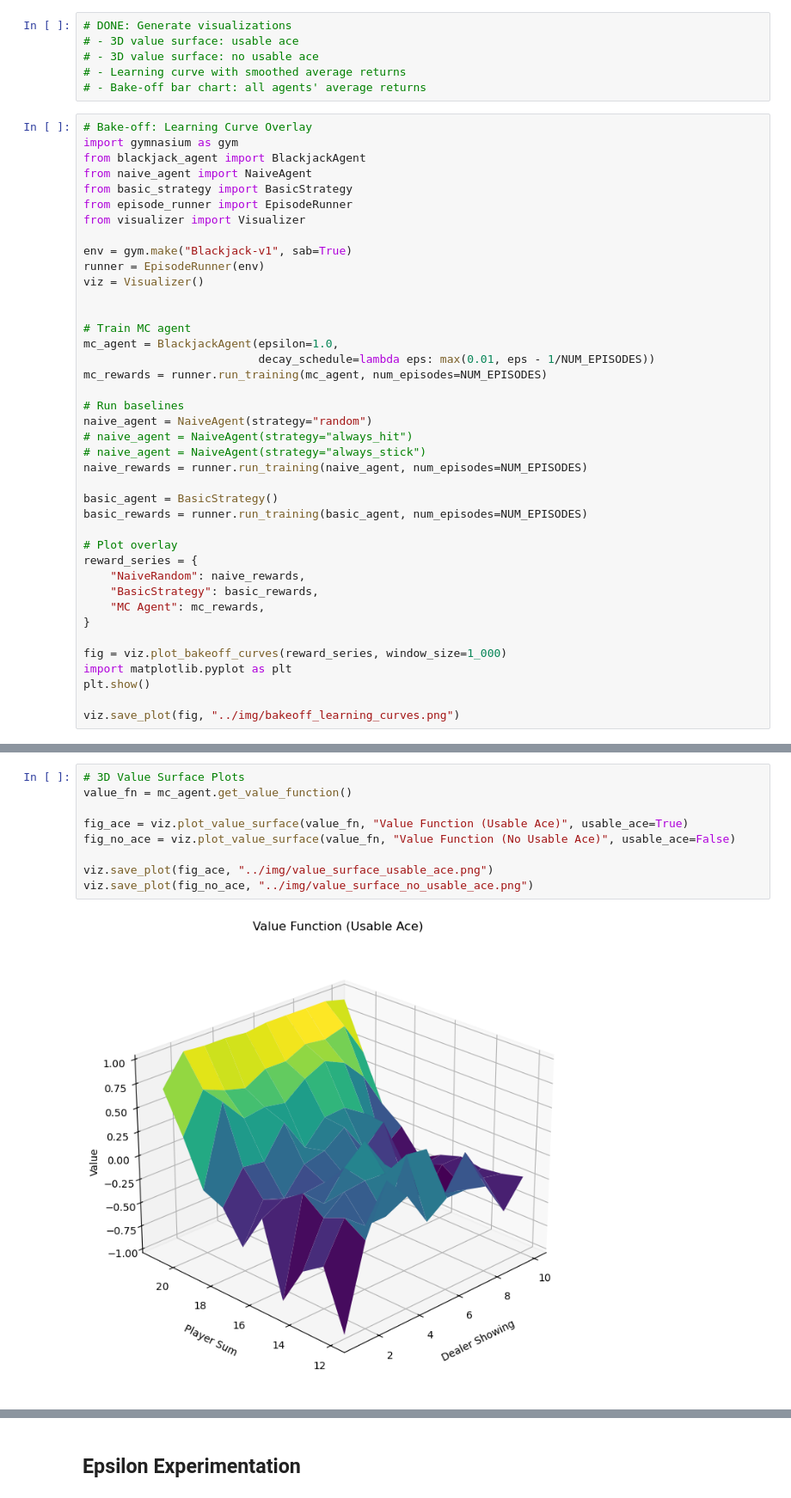
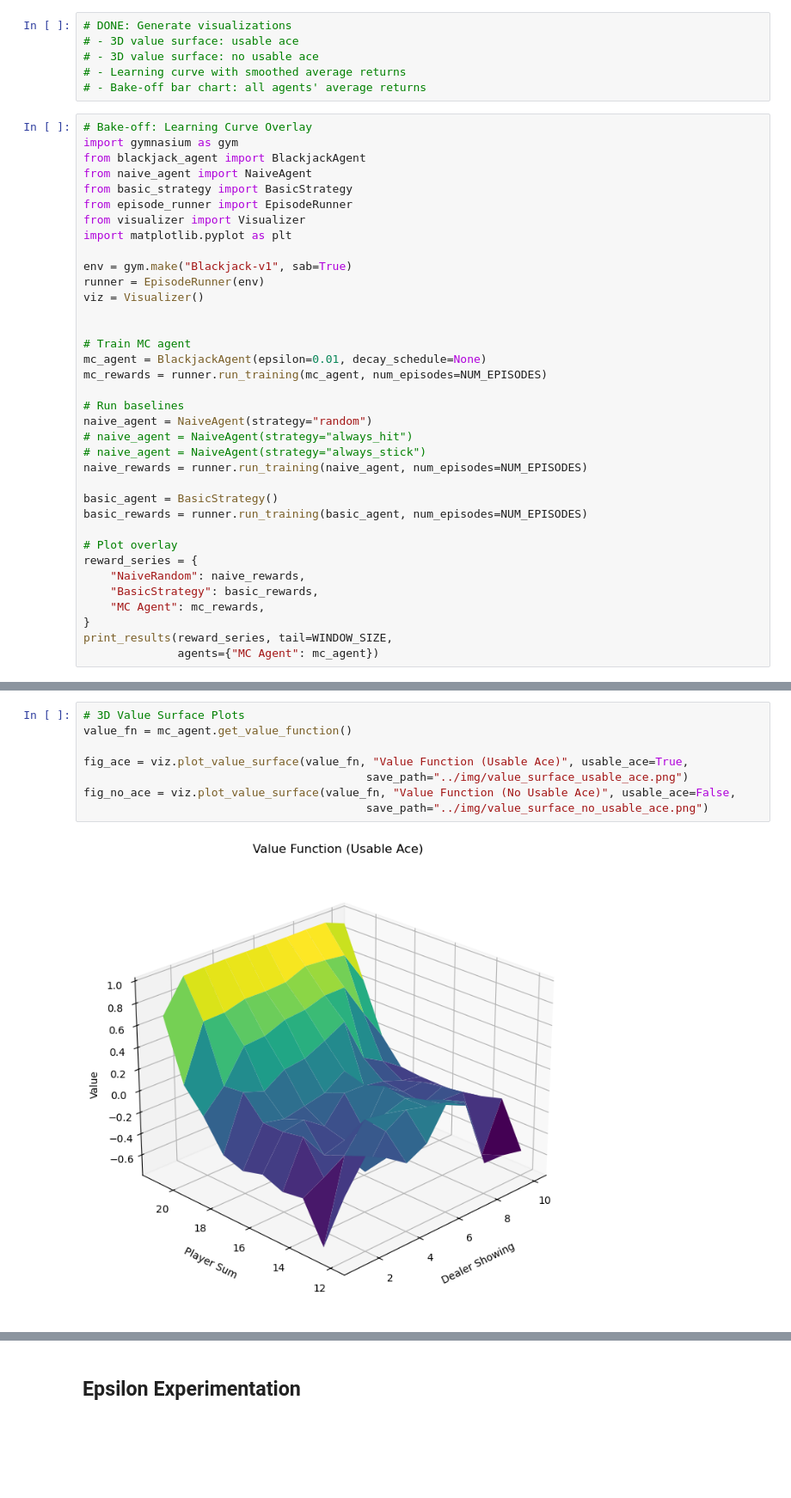
Before and after one commit to craig-rudman/MSDS684, a Jupyter notebook: W3/notebooks/development.ipynb, the cells around one changed output, grey strips where cells are left out. Shown at 86% size. Cells and saved outputs as stored; diff of their text form; blank space fills up the shorter version.

```diff
--- a/W3/notebooks/development.ipynb
+++ b/W3/notebooks/development.ipynb
@@ -314,6 +349,7 @@ from naive_agent import NaiveAgent
 from basic_strategy import BasicStrategy
 from episode_runner import EpisodeRunner
 from visualizer import Visualizer
+import matplotlib.pyplot as plt
 
 env = gym.make("Blackjack-v1", sab=True)
 runner = EpisodeRunner(env)
@@ -321,8 +357,7 @@ viz = Visualizer()
 
 
 # Train MC agent
-mc_agent = BlackjackAgent(epsilon=1.0,
-                          decay_schedule=lambda eps: max(0.01, eps - 1/NUM_EPISODES))
+mc_agent = BlackjackAgent(epsilon=0.01, decay_schedule=None)
 mc_rewards = runner.run_training(mc_agent, num_episodes=NUM_EPISODES)
 
 # Run baselines
@@ -340,10 +375,6 @@ reward_series = {
     "BasicStrategy": basic_rewards,
     "MC Agent": mc_rewards,
 }
-
-fig = viz.plot_bakeoff_curves(reward_series, window_size=1_000)
-import matplotlib.pyplot as plt
-plt.show()
-
-viz.save_plot(fig, "../img/bakeoff_learning_curves.png")
+print_results(reward_series, tail=WINDOW_SIZE,
+              agents={"MC Agent": mc_agent})
 # %% [output]
@@ -365,11 +402,10 @@ viz.save_plot(fig_lc, "../img/mc_learning_curve.png")
 # %%
 # 3D Value Surface Plots
 value_fn = mc_agent.get_value_function()
 
-fig_ace = viz.plot_value_surface(value_fn, "Value Function (Usable Ace)", usable_ace=True)
-fig_no_ace = viz.plot_value_surface(value_fn, "Value Function (No Usable Ace)", usable_ace=False)
-
-viz.save_plot(fig_ace, "../img/value_surface_usable_ace.png")
-viz.save_plot(fig_no_ace, "../img/value_surface_no_usable_ace.png")
+fig_ace = viz.plot_value_surface(value_fn, "Value Function (Usable Ace)", usable_ace=True,
+                                          save_path="../img/value_surface_usable_ace.png")
+fig_no_ace = viz.plot_value_surface(value_fn, "Value Function (No Usable Ace)", usable_ace=False,
+                                          save_path="../img/value_surface_no_usable_ace.png")
 # %% [output]
-[figure, old version]
+[figure, new version]
```
Also changed, not shown: parts of 24 cells of this notebook, 11 other files.
